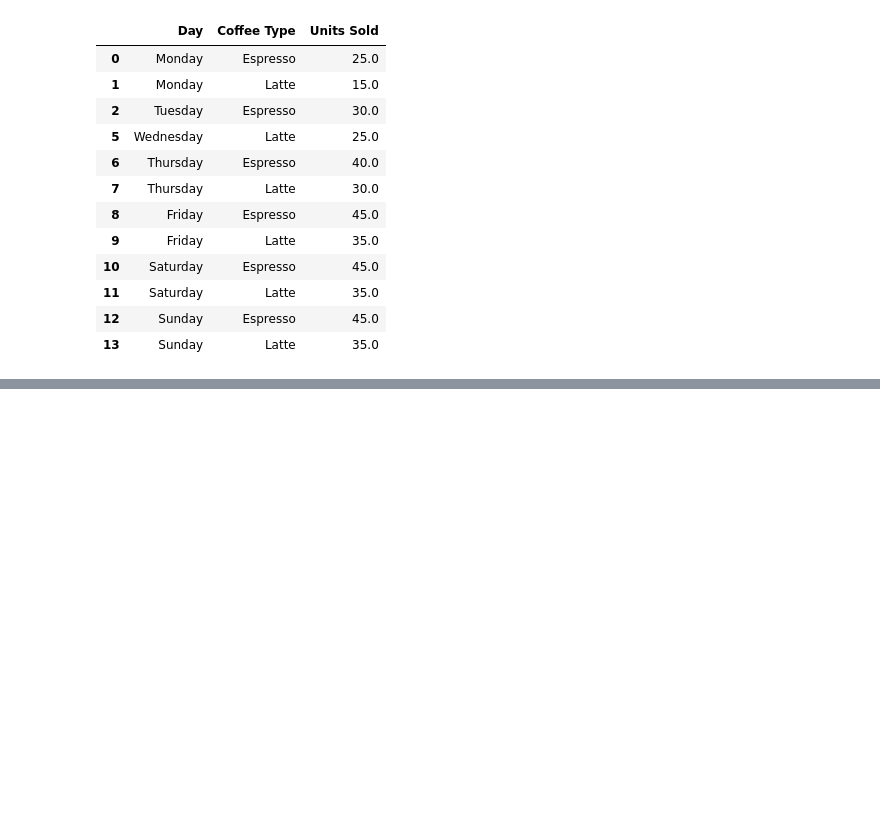
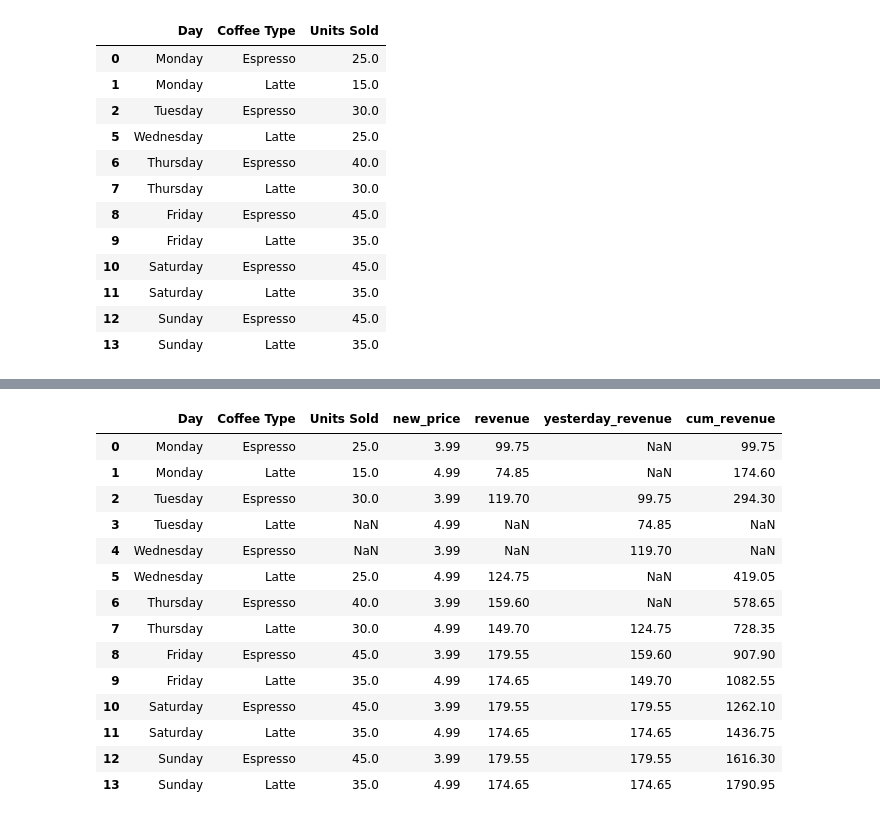
Before and after one commit to keshav2603/pandas-basic, a Jupyter notebook: first.ipynb, the cells around one changed output, grey strips where cells are left out. Saved outputs shown, nothing was run; the diff lists cells and outputs as text; code cells hidden in the pictures; blank space fills up the shorter version.

```diff
--- a/first.ipynb
+++ b/first.ipynb
@@ -721,0 +846,3 @@ coffee[coffee["Units Sold"].notna()]
+# %%
+coffee["yesterday_revenue"]=coffee["revenue"].shift(2)
+coffee
@@ -721,0 +882,19 @@ coffee[coffee["Units Sold"].notna()]
+# %%
+coffee["cum_revenue"]=coffee["revenue"].cumsum()
+coffee
+# %% [output]
+|  | Day | Coffee Type | Units Sold | new_price | revenue | yesterday_revenue | cum_revenue |
+| 0 | Monday | Espresso | 25.0 | 3.99 | 99.75 | NaN | 99.75 |
+| 1 | Monday | Latte | 15.0 | 4.99 | 74.85 | NaN | 174.60 |
+| 2 | Tuesday | Espresso | 30.0 | 3.99 | 119.70 | 99.75 | 294.30 |
+| 3 | Tuesday | Latte | NaN | 4.99 | NaN | 74.85 | NaN |
+| 4 | Wednesday | Espresso | NaN | 3.99 | NaN | 119.70 | NaN |
+| 5 | Wednesday | Latte | 25.0 | 4.99 | 124.75 | NaN | 419.05 |
+| 6 | Thursday | Espresso | 40.0 | 3.99 | 159.60 | NaN | 578.65 |
+| 7 | Thursday | Latte | 30.0 | 4.99 | 149.70 | 124.75 | 728.35 |
+| 8 | Friday | Espresso | 45.0 | 3.99 | 179.55 | 159.60 | 907.90 |
+| 9 | Friday | Latte | 35.0 | 4.99 | 174.65 | 149.70 | 1082.55 |
+| 10 | Saturday | Espresso | 45.0 | 3.99 | 179.55 | 179.55 | 1262.10 |
+| 11 | Saturday | Latte | 35.0 | 4.99 | 174.65 | 174.65 | 1436.75 |
+| 12 | Sunday | Espresso | 45.0 | 3.99 | 179.55 | 179.55 | 1616.30 |
+| 13 | Sunday | Latte | 35.0 | 4.99 | 174.65 | 174.65 | 1790.95 |
```
Also changed, not shown: parts of 15 cells of this notebook.
